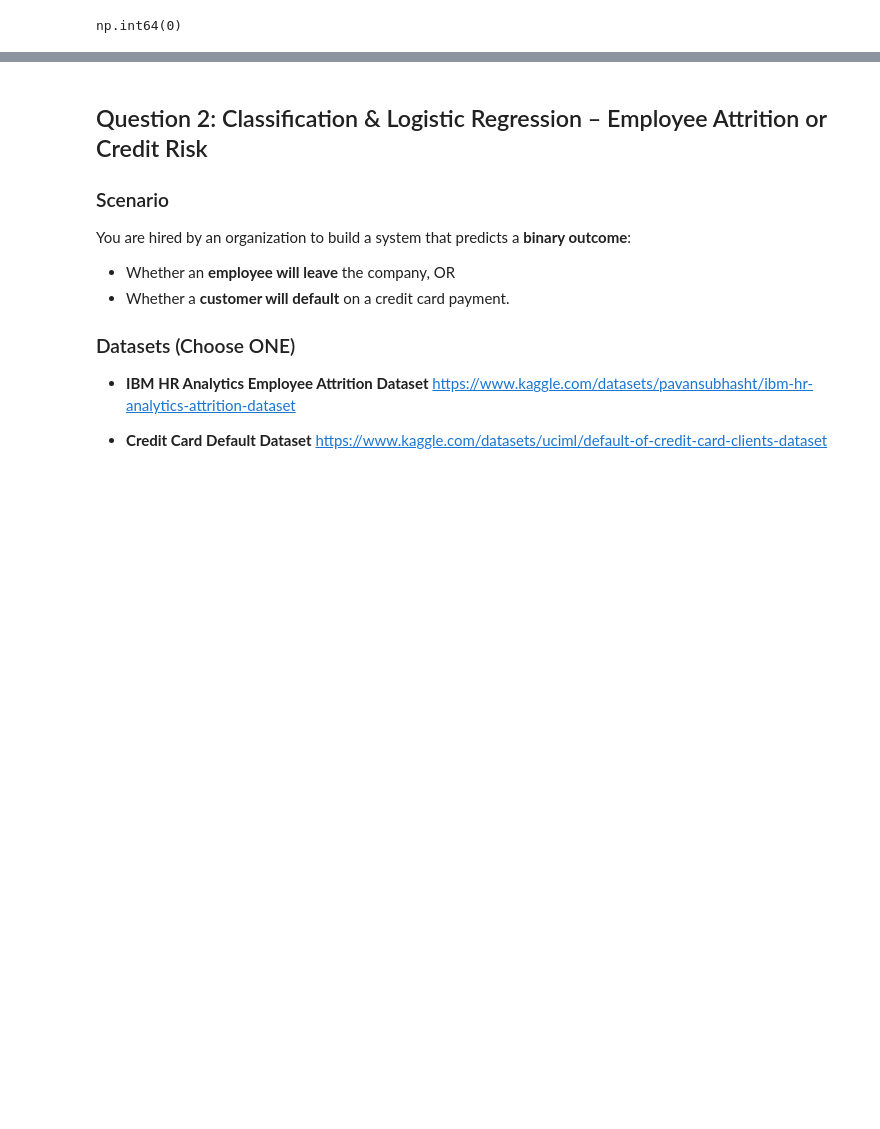
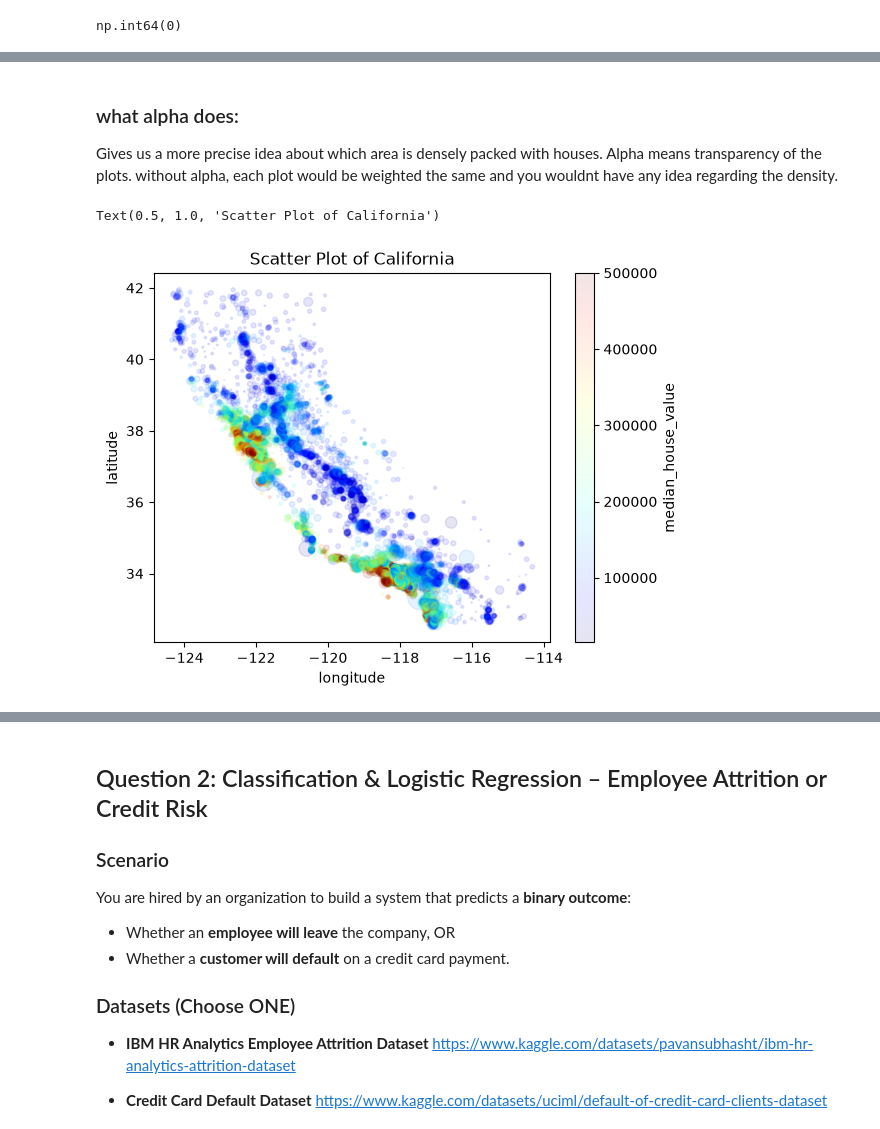
Before and after one commit to prof-screw/DSML, a Jupyter notebook: Week09/Assignment08.ipynb, the cells around one changed output, grey strips where cells are left out. Cells and saved outputs as stored; diff of their text form; code cells hidden in the pictures; blank space fills up the shorter version.

```diff
--- a/Week09/Assignment08.ipynb
+++ b/Week09/Assignment08.ipynb
@@ -124,0 +138,13 @@ np.int64(0)
+# %% [markdown]
+### what alpha does:
+Gives us a more precise idea about which area is densely packed with houses. Alpha means transparency of the plots. without alpha, each plot would be weighted the same and you wouldnt have any idea regarding the density.
+# %%
+df1.plot(kind="scatter", x="longitude", y="latitude", alpha=0.1,
+         s=df1["population"]/100,
+         c="median_house_value",
+         cmap=plt.get_cmap("jet")
+         )
+plt.title("Scatter Plot of California")
+# %% [output]
+Text(0.5, 1.0, 'Scatter Plot of California')
+[figure, added]
```
Also changed, not shown: parts of 8 cells of this notebook.
